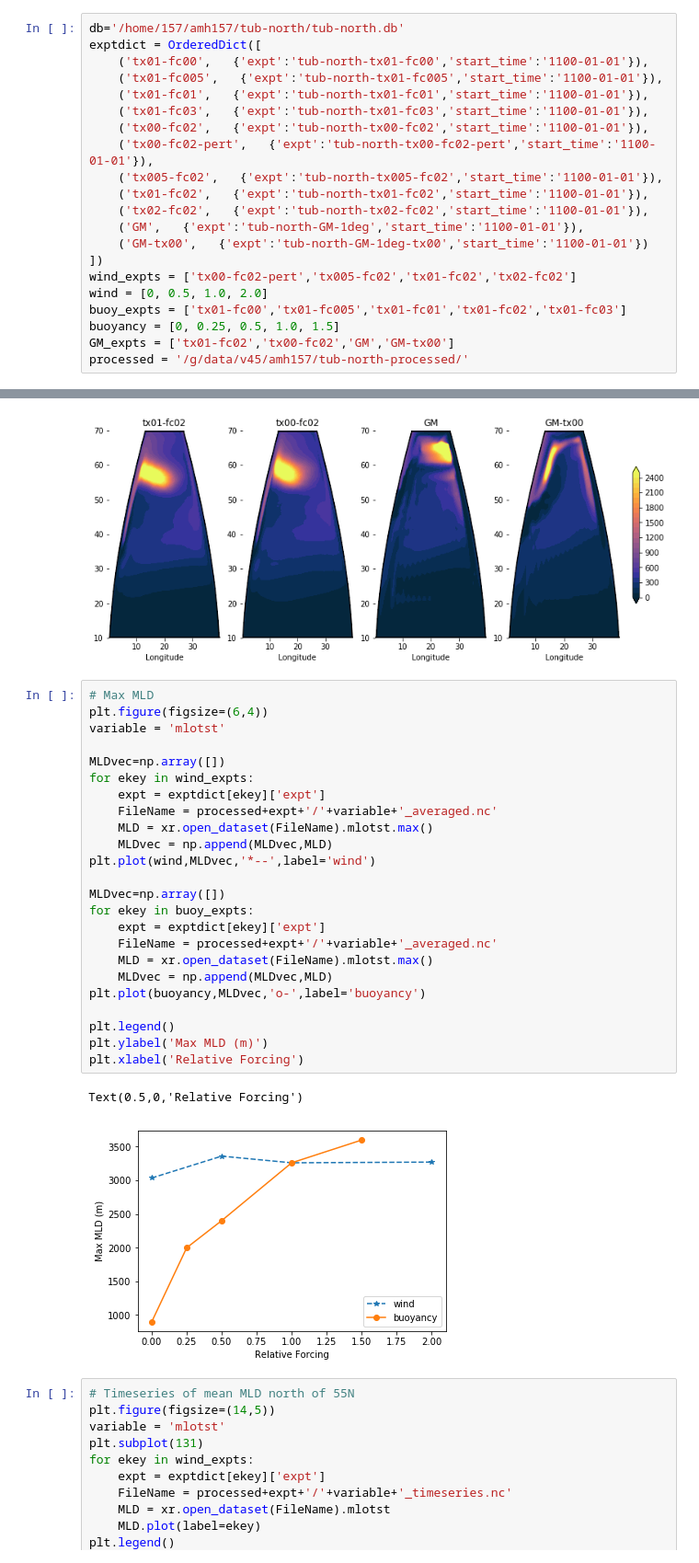
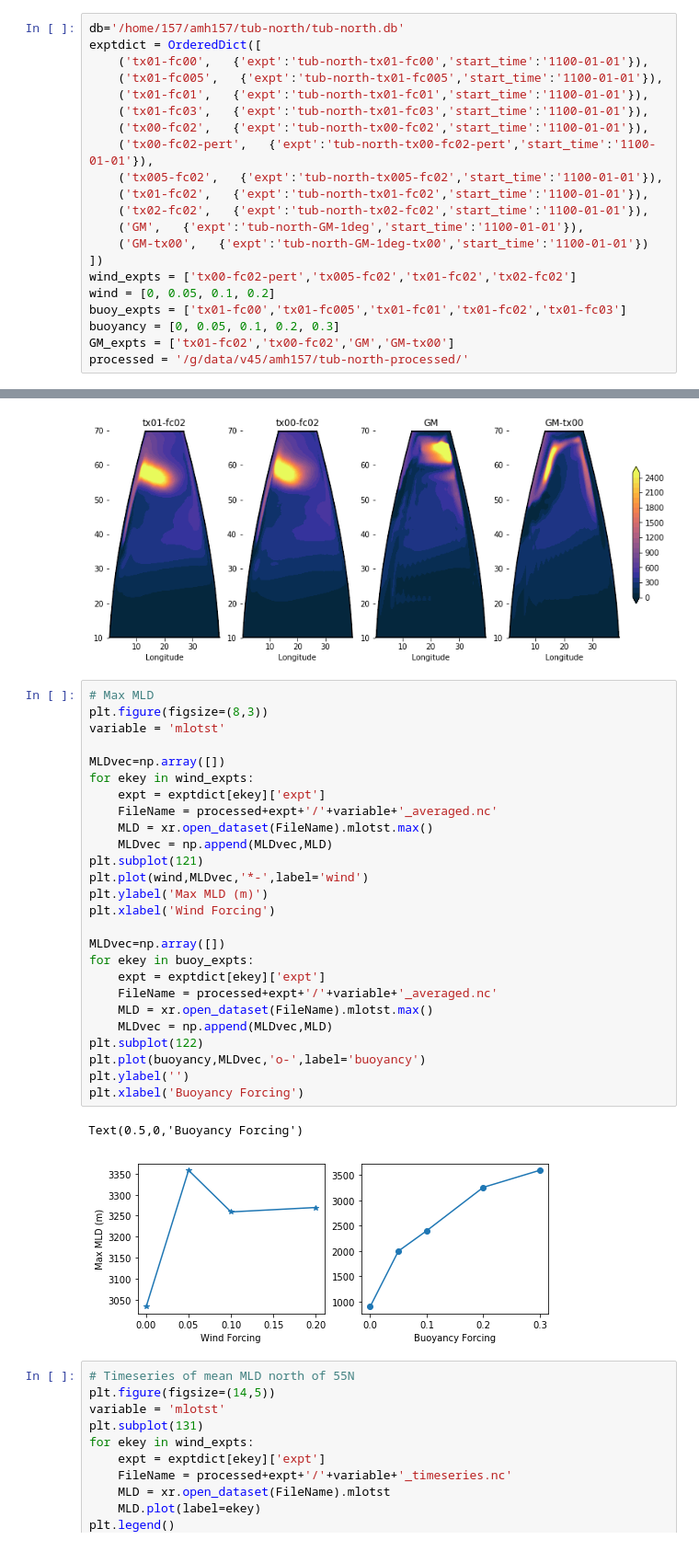
Before and after one commit to AndyHoggANU/tub-north, a Jupyter notebook: RuntimeAnalysis.ipynb, the cells around one changed output, grey strips where cells are left out. Shown at 92% size. Saved outputs shown, nothing was run; the diff lists cells and outputs as text.

```diff
--- a/RuntimeAnalysis.ipynb
+++ b/RuntimeAnalysis.ipynb
@@ -53,9 +53,9 @@ exptdict = OrderedDict([
     ('GM-tx00',   {'expt':'tub-north-GM-1deg-tx00','start_time':'1100-01-01'})
 ])
 wind_expts = ['tx00-fc02-pert','tx005-fc02','tx01-fc02','tx02-fc02']
-wind = [0, 0.5, 1.0, 2.0]
+wind = [0, 0.05, 0.1, 0.2]
 buoy_expts = ['tx01-fc00','tx01-fc005','tx01-fc01','tx01-fc02','tx01-fc03']
-buoyancy = [0, 0.25, 0.5, 1.0, 1.5]
+buoyancy = [0, 0.05, 0.1, 0.2, 0.3]
 GM_expts = ['tx01-fc02','tx00-fc02','GM','GM-tx00']
 processed = '/g/data/v45/amh157/tub-north-processed/'
 # %% [markdown]
@@ -136,31 +136,33 @@ plt.colorbar(p1,cax=cax)
 [figure]
 # %%
 # Max MLD
-plt.figure(figsize=(6,4))
+plt.figure(figsize=(8,3))
 variable = 'mlotst'
 
 MLDvec=np.array([])
 for ekey in wind_expts:
     expt = exptdict[ekey]['expt']
     FileName = processed+expt+'/'+variable+'_averaged.nc'
     MLD = xr.open_dataset(FileName).mlotst.max()
     MLDvec = np.append(MLDvec,MLD)
-plt.plot(wind,MLDvec,'*--',label='wind')
+plt.subplot(121)
+plt.plot(wind,MLDvec,'*-',label='wind')
+plt.ylabel('Max MLD (m)')
+plt.xlabel('Wind Forcing')
 
 MLDvec=np.array([])
 for ekey in buoy_expts:
     expt = exptdict[ekey]['expt']
     FileName = processed+expt+'/'+variable+'_averaged.nc'
     MLD = xr.open_dataset(FileName).mlotst.max()
     MLDvec = np.append(MLDvec,MLD)
+plt.subplot(122)
 plt.plot(buoyancy,MLDvec,'o-',label='buoyancy')
-
-plt.legend()
-plt.ylabel('Max MLD (m)')
-plt.xlabel('Relative Forcing')
+plt.ylabel('')
+plt.xlabel('Buoyancy Forcing')
 # %% [output]
-Text(0.5,0,'Relative Forcing')
+Text(0.5,0,'Buoyancy Forcing')
-[figure, old version]
+[figure, new version]
 # %%
 # Timeseries of mean MLD north of 55N
 plt.figure(figsize=(14,5))
```
Also changed, not shown: parts of 2 cells of this notebook.
